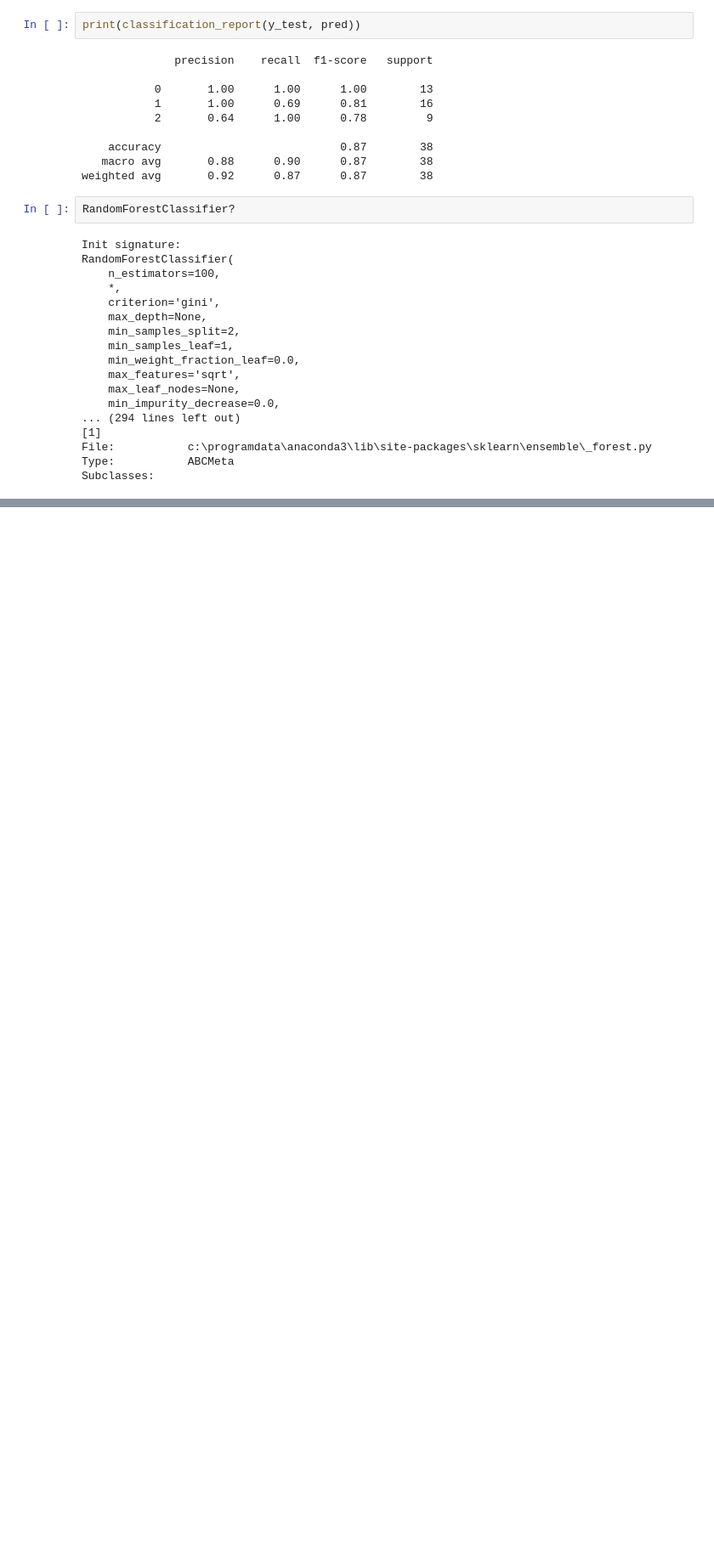
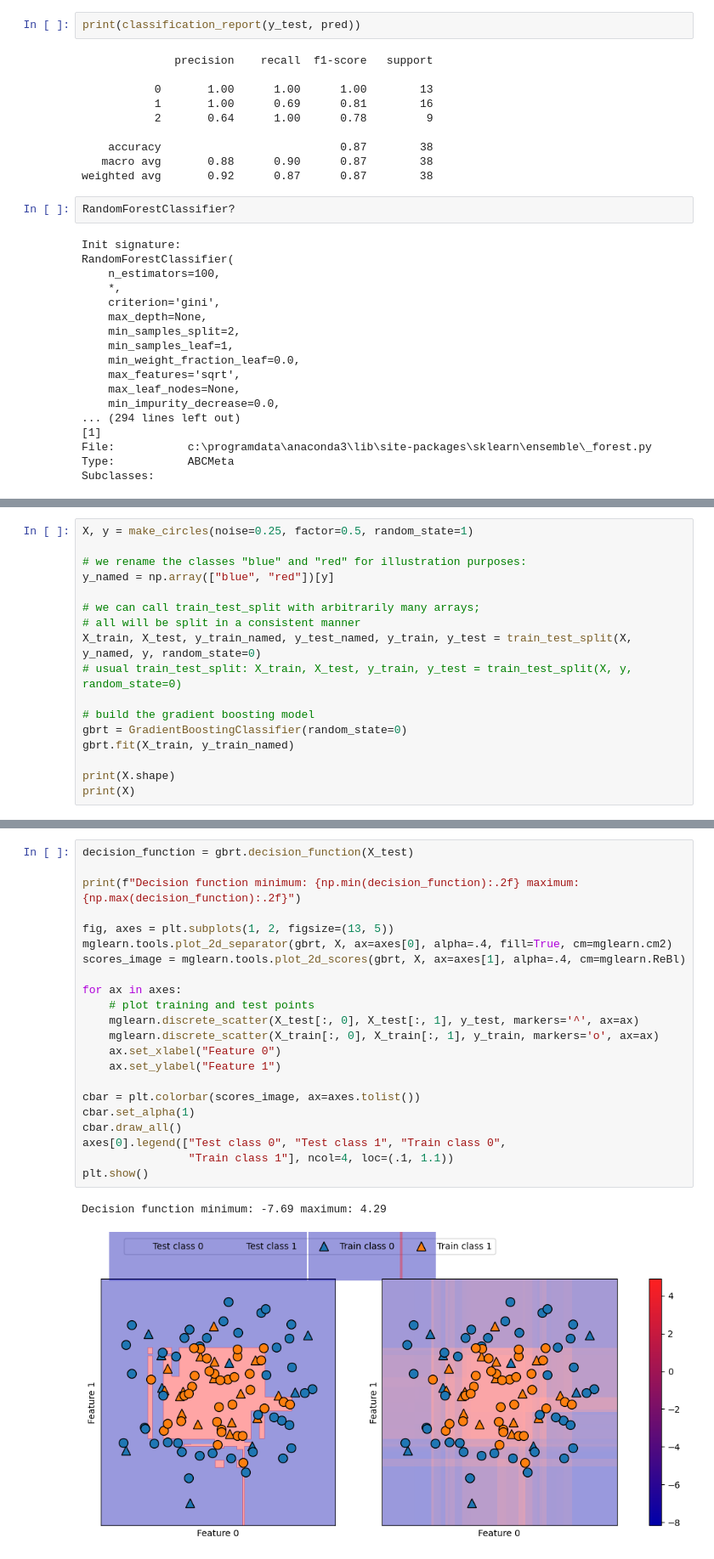
Before and after one commit to karu-rress/CAU-SecurityDataAnalysis, a Jupyter notebook: 1108 - Eval-Matrix and Uncertainty Estimation.ipynb, the cells around one changed output, grey strips where cells are left out. Shown at 85% size. Drawn from its saved outputs; the diff is of its cells as text; blank space fills up the shorter version.

```diff
--- a/1108 - Model Evaluation.ipynb
+++ b/1108 - Eval-Matrix and Uncertainty Estimation.ipynb
@@ -413,0 +416,17 @@ Subclasses:
+# %%
+X, y = make_circles(noise=0.25, factor=0.5, random_state=1)
+
+# we rename the classes "blue" and "red" for illustration purposes:
+y_named = np.array(["blue", "red"])[y]
+
+# we can call train_test_split with arbitrarily many arrays;
+# all will be split in a consistent manner
+X_train, X_test, y_train_named, y_test_named, y_train, y_test = train_test_split(X, y_named, y, random_state=0)
+# usual train_test_split: X_train, X_test, y_train, y_test = train_test_split(X, y, random_state=0)
+
+# build the gradient boosting model
+gbrt = GradientBoostingClassifier(random_state=0)
+gbrt.fit(X_train, y_train_named)
+
+print(X.shape)
+print(X)
@@ -413,0 +501,25 @@ Subclasses:
+# %%
+decision_function = gbrt.decision_function(X_test)
+
+print(f"Decision function minimum: {np.min(decision_function):.2f} maximum: {np.max(decision_function):.2f}")
+
+fig, axes = plt.subplots(1, 2, figsize=(13, 5))
+mglearn.tools.plot_2d_separator(gbrt, X, ax=axes[0], alpha=.4, fill=True, cm=mglearn.cm2)
+scores_image = mglearn.tools.plot_2d_scores(gbrt, X, ax=axes[1], alpha=.4, cm=mglearn.ReBl)
+
+for ax in axes:
+    # plot training and test points
+    mglearn.discrete_scatter(X_test[:, 0], X_test[:, 1], y_test, markers='^', ax=ax)
+    mglearn.discrete_scatter(X_train[:, 0], X_train[:, 1], y_train, markers='o', ax=ax)
+    ax.set_xlabel("Feature 0")
+    ax.set_ylabel("Feature 1")
+
+cbar = plt.colorbar(scores_image, ax=axes.tolist())
+cbar.set_alpha(1)
+cbar.draw_all()
+axes[0].legend(["Test class 0", "Test class 1", "Train class 0",
+                "Train class 1"], ncol=4, loc=(.1, 1.1))
+plt.show()
+# %% [output]
+Decision function minimum: -7.69 maximum: 4.29
+[figure, added]
```
Also changed, not shown: parts of 41 cells of this notebook, 10 other files.
